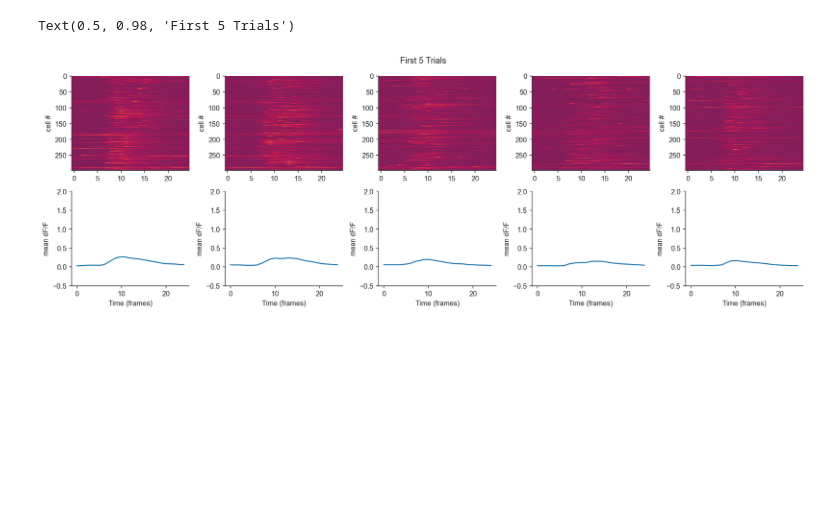
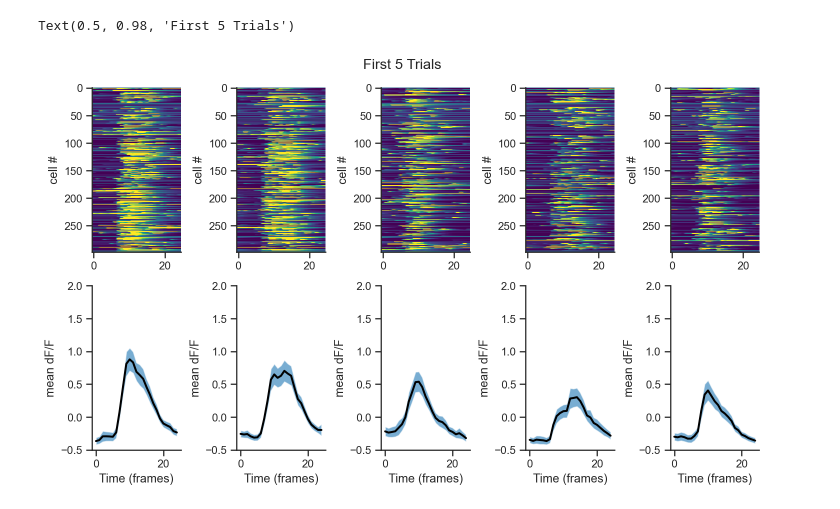
Before and after one commit to willyh101/caiman_online, a Jupyter notebook: notebooks/json_analysis_template_new.ipynb, the cells around one changed output. Saved outputs shown, nothing was run; the diff lists cells and outputs as text; code cells hidden in the pictures; blank space fills up the shorter version.

```diff
--- a/notebooks/json_analysis_template_new.ipynb
+++ b/notebooks/json_analysis_template_new.ipynb
@@ -8,9 +8,14 @@ import seaborn as sns
 import pandas as pd
 import os
 import matplotlib as mpl
+import scipy
 
 %load_ext autoreload
 %autoreload 2
+
+sns.set_style('ticks',{'axes.spines.right': False, 'axes.spines.top': False}) # removes annoying top and right axis
+sns.set_context('notebook') # can change to paper, poster, talk, notebook
+pd.set_option('display.max_columns',10) # limits printing of dataframes
 
 mpl.rcParams['axes.spines.right'] = False
 mpl.rcParams['axes.spines.top'] = False
@@ -18,8 +23,29 @@ mpl.rcParams['savefig.dpi'] = 300 # default resolution for saving images in matp
 mpl.rcParams['savefig.format'] = 'png' # defaults to png for saved images (SVG is best, however)
 mpl.rcParams['savefig.bbox'] = 'tight' # so saved graphics don't get chopped
 mpl.rcParams['figure.constrained_layout.use'] = True # so I don't have to keep saying contrainsted_layout = True in all subplots
+mpl.rcParams['image.cmap'] = 'viridis'
 
 %config InlineBackend.figure_format = 'retina' # doesn't work in vscode
+# %%
+def ci(data, confidence=0.95):
+    # only works for 1D data, or a single point on a line
+    mean = np.mean(data)
+    err = scipy.stats.sem(data)
+    n = data.size
+    h = err * scipy.stats.t.ppf((1+confidence)/2, n-1)
+    high = mean + h
+    low = mean - h
+    return low, high
+
+def mean_traces_ci(data, ax=None):
+    if ax is None:
+        ax=plt.gca()
+    cis = []
+    for i in range(data.shape[1]):
+        cis.append(ci(data[:,i]))
+    cis = np.array(cis).T
+    ax.plot(data.mean(axis=0), color='k', lw=2)
+    ax.fill_between(np.arange(data.shape[1]), cis[0,:], cis[1,:], alpha=0.6)
 # %%
 user_name = 'Mora'
 date = '20200802'
@@ -33,31 +59,30 @@ nplanes = 3
 tif_folder = 'E:/caiman_scratch/ori'
 os.chdir(tif_folder)
 # %%
-js = glob('./out/*plane0*.json')
-
 traces = []
 for plane in range(nplanes):
     js_this_plane = glob(f'./out/*plane{plane}*.json')
-    traces.append(analysis.concat_chunked_data(js_this_plane))
+    traces.append(analysis.concat_chunked_data(js_this_plane, normalizer='scale'))
 
-traces = np.concatenate(trial_data, axis=1)
+traces = np.concatenate(traces, axis=1)
 # %%
 ncol=5
-f, axes = plt.subplots(2,ncol, figsize=(3*ncol,ncol), constrained_layout=True)
+f, axes = plt.subplots(2,ncol, figsize=(10,6))
 axes = axes.ravel()
 
 for i,ax in enumerate(axes[0:5]):
     ax.set_ylabel('cell #')
-    ax.imshow(traces[i,:,:], aspect='auto', vmin=-1, vmax=2)
+    ax.imshow(traces[i,:,:], aspect='auto', vmin=-.5, vmax=1)
     #f.colorbar()
 
 for i,ax in enumerate(axes[5:11]):
-    ax.plot(np.mean(traces[i,:,:],axis =0))
+#     ax.plot(np.mean(traces[i,:,:],axis =0))
+    mean_traces_ci(traces[i,:,:], ax=ax)
     ax.set_ylim(-0.5,2)
     ax.set_ylabel('mean dF/F')
     ax.set_xlabel('Time (frames)')
 
 plt.suptitle('First 5 Trials')
 # %% [output]
 Text(0.5, 0.98, 'First 5 Trials')
-[figure, old version]
+[figure, new version]
```
